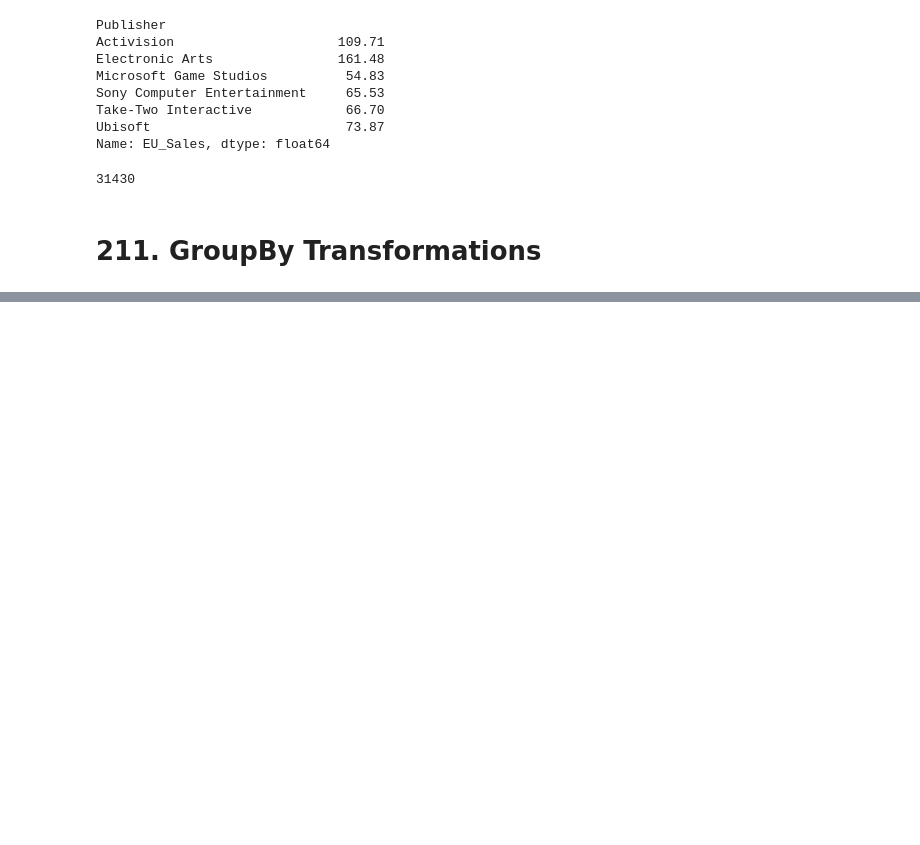
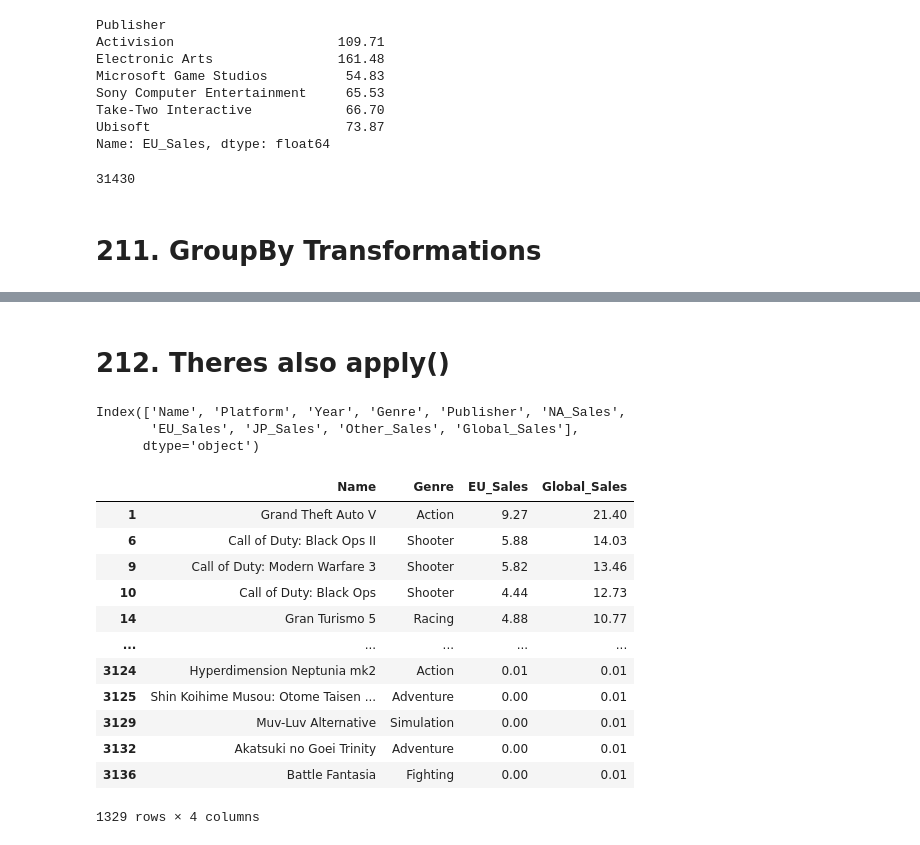
Before and after one commit to TomaszBury/The-ultimate-pandas-bootcamp-advanced-python-data-analysis, a Jupyter notebook: section_08/groupby_and_aggregates.ipynb, the cells around one changed output, grey strips where cells are left out. Saved outputs shown, nothing was run; the diff lists cells and outputs as text; code cells hidden in the pictures; blank space fills up the shorter version.

```diff
--- a/section_08/groupby_and_aggregates.ipynb
+++ b/section_08/groupby_and_aggregates.ipynb
@@ -1403,0 +1484,2 @@ games.size
+# %% [markdown]
+# 212. Theres also apply()
@@ -1403,0 +1488,25 @@ games.size
+# %%
+games.columns
+# %% [output]
+Index(['Name', 'Platform', 'Year', 'Genre', 'Publisher', 'NA_Sales',
+       'EU_Sales', 'JP_Sales', 'Other_Sales', 'Global_Sales'],
+      dtype='object')
+# %%
+ps3_filter = ['Name','Genre','EU_Sales','Global_Sales']
+ps3 = games.loc[games.Platform == 'PS3',ps3_filter]
+# %%
+ps3
+# %% [output]
+|  | Name | Genre | EU_Sales | Global_Sales |
+| 1 | Grand Theft Auto V | Action | 9.27 | 21.40 |
+| 6 | Call of Duty: Black Ops II | Shooter | 5.88 | 14.03 |
+| 9 | Call of Duty: Modern Warfare 3 | Shooter | 5.82 | 13.46 |
+| 10 | Call of Duty: Black Ops | Shooter | 4.44 | 12.73 |
+| 14 | Gran Turismo 5 | Racing | 4.88 | 10.77 |
+| ... | ... | ... | ... | ... |
+| 3124 | Hyperdimension Neptunia mk2 | Action | 0.01 | 0.01 |
+| 3125 | Shin Koihime Musou: Otome Taisen ... | Adventure | 0.00 | 0.01 |
+| 3129 | Muv-Luv Alternative | Simulation | 0.00 | 0.01 |
+| 3132 | Akatsuki no Goei Trinity | Adventure | 0.00 | 0.01 |
+| 3136 | Battle Fantasia | Fighting | 0.00 | 0.01 |
+1329 rows × 4 columns
```
Also changed, not shown: parts of 20 cells of this notebook.
